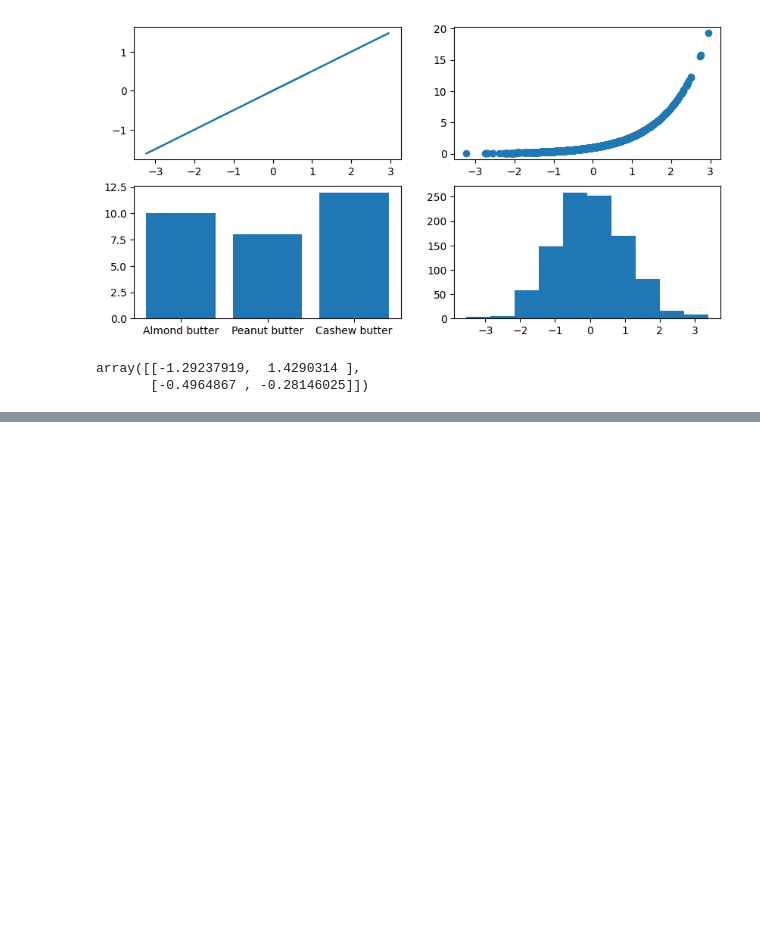
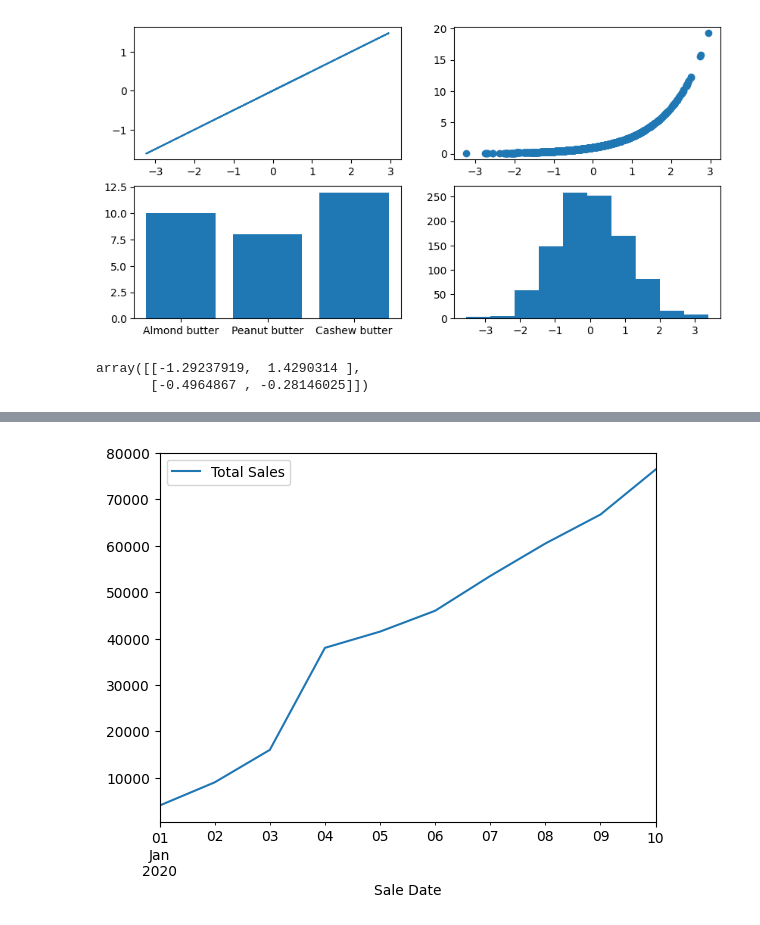
Before and after one commit to codekalimi/zero-to-mastery-ml, a Jupyter notebook: section-matplotlib/intro-matplotlib.ipynb, the cells around one changed output, grey strips where cells are left out. Cells and saved outputs as stored; diff of their text form; code cells hidden in the pictures; blank space fills up the shorter version.

```diff
--- a/section-matplotlib/intro-matplotlib.ipynb
+++ b/section-matplotlib/intro-matplotlib.ipynb
@@ -234,0 +237,4 @@ array([[-1.29237919,  1.4290314 ],
+# %%
+# Make a dataframe
+car_sales = pd.read_csv("../data/car-sales.csv")
+car_sales
@@ -234,0 +253,4 @@ array([[-1.29237919,  1.4290314 ],
+# %%
+# Plot the data
+car_sales['Price'] = car_sales['Price'].replace('[\$,]', '', regex=True).astype(float).astype(int)
+car_sales
@@ -234,0 +269,3 @@ array([[-1.29237919,  1.4290314 ],
+# %%
+car_sales["Sale Date"] = pd.date_range("1/1/2020", periods=len(car_sales))
+car_sales
@@ -234,0 +293,3 @@ array([[-1.29237919,  1.4290314 ],
+# %%
+car_sales["Total Sales"] = car_sales["Price"].cumsum()
+car_sales
@@ -234,0 +308,5 @@ array([[-1.29237919,  1.4290314 ],
+# %%
+# Plot the total sales
+car_sales.plot(x="Sale Date", y="Total Sales");
+# %% [output]
+[figure, added]
```
Also changed, not shown: parts of 10 cells of this notebook.
